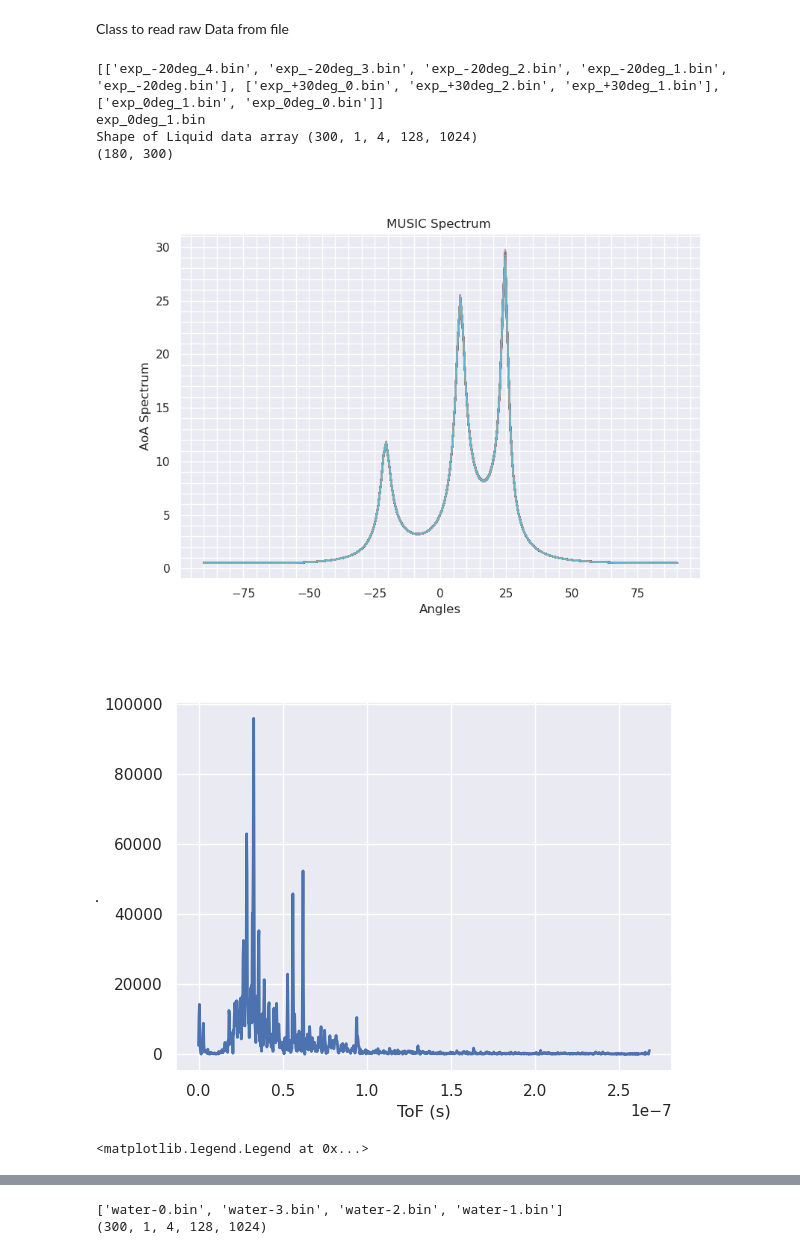
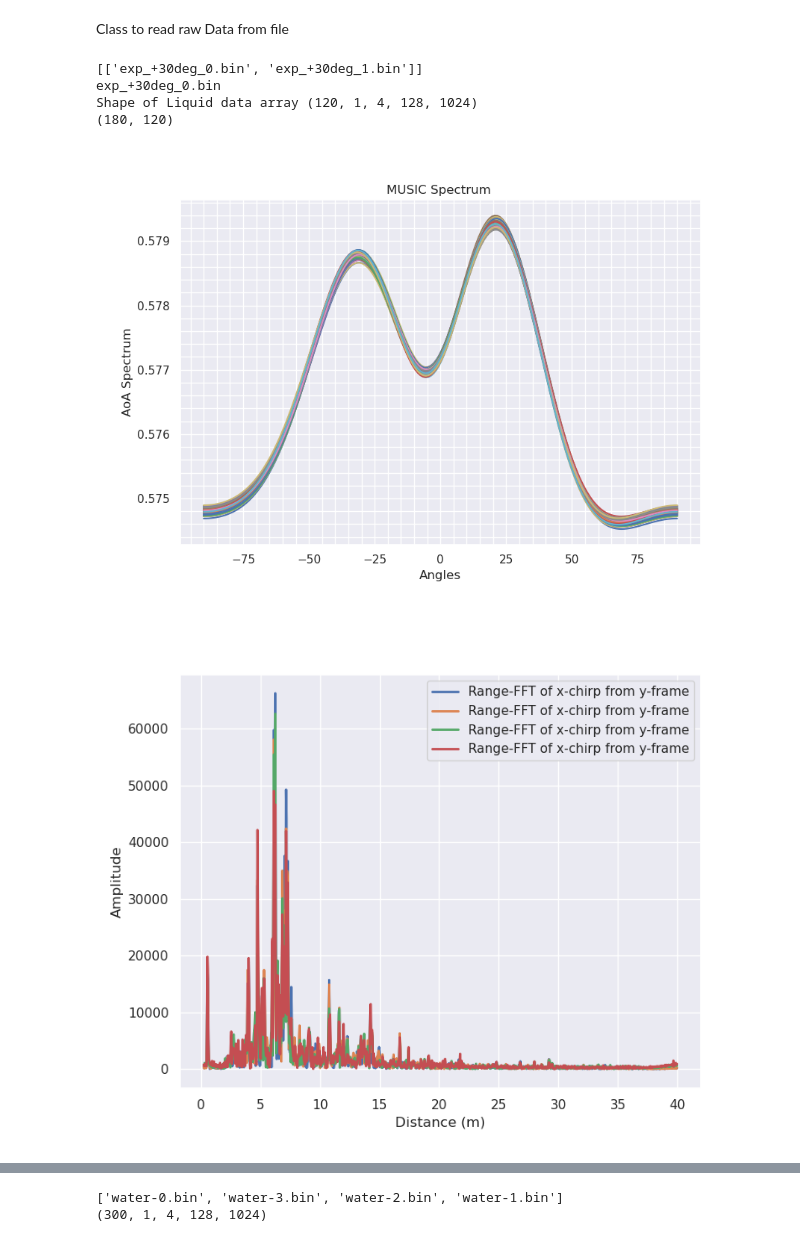
Before and after one commit to Muaz231/FluID-Python, a Jupyter notebook: FluidID_clean.ipynb, the cells around one changed output, grey strips where cells are left out. Saved outputs shown, nothing was run; the diff lists cells and outputs as text; code cells hidden in the pictures.

Commit message:
Tested with new data for MUSIC AoA Estimation

```diff
--- a/FluidID_clean.ipynb
+++ b/FluidID_clean.ipynb
@@ -327,14 +327,14 @@ def CombineChirp(framedata):
 # TO-DO : AoA for previous captured data (e.g. for water-data)
 
 # 1) Code chunk for importing file names and sorting them based on different liquids
-filepath = "/home/muaz/Documents/Muaz_Git_Repo/LabExp_19Apr_AoA/"
+filepath = "/home/muaz/Documents/Muaz_Git_Repo/LabExp_20Apr_AoA/"
 fpath = os.listdir(filepath)
 
 framecfg = FrameConfig()
 
 # extension = ".bin"
 # liquids = ["no-liquid","water","vinegar","oil","baking-soda","saline"]
-liquids = ["exp_-20deg","exp_+30deg","exp_0deg"]
+liquids = ["exp_+30deg"]
 # liquids = [s + extension for s in liquids]
 
 liq_files = []
@@ -350,7 +350,7 @@ for liq in liquids:
 print(liq_files)
 
 # 2) Import specific data filepaths (e.g. water-1.bin data)
-data = liq_files[liquids.index("exp_0deg")][0]
+data = liq_files[liquids.index("exp_+30deg")][0]
 print(data)
 # bk_data = liq_files[liquids.index("no-liquid")][0]
 
@@ -372,7 +372,7 @@ for frm in range(data.shape[0]):
     frame_data = np.squeeze(data[frm,:,:,:,:])
 
     # 6) Calculate AoA for each frame now
-    Nsources = 3 # Number of targets
+    Nsources = 1 # Number of targets
     P_spectrum = MUSIC(frame_data,Nsources,cfg.NUM_RX,3e8/(cfg.START_FREQ*1e9))
 
     # 7) Save the spectrum in the array
@@ -381,14 +381,14 @@ for frm in range(data.shape[0]):
 print(aoa_spectrum.shape)
 # 8) Plot Aoa Spectrum for all the frames
 Angles = np.linspace(-90,90,180)
-fig_aoa = plt.figure("AoA Spectrum", figsize=(9,6))
-fig_aoa.clear()
+
+plt.figure("AoA-Spectrum", figsize=(9,6), clear=True)
 # ax = fig_aoa.add_subplot(1,1,1)
 plt.plot(Angles, aoa_spectrum)
 plt.xlabel("Angles")
 plt.ylabel("AoA Spectrum")
 plt.title("MUSIC Spectrum ")
-mplcursors.cursor(multiple=True)
+mplcursors.cursor(plt.gca(), multiple=True)
 plt.minorticks_on()
 plt.grid(True, which="both")
 plt.show()
@@ -401,11 +401,11 @@ plt.show()
 # data_cmp = CombineChirp(data_cmp)
 # print(data_cmp.shape)
 # %% [output]
-[['exp_-20deg_4.bin', 'exp_-20deg_3.bin', 'exp_-20deg_2.bin', 'exp_-20deg_1.bin', 'exp_-20deg.bin'], ['exp_+30deg_0.bin', 'exp_+30deg_2.bin', 'exp_+30deg_1.bin'], ['exp_0deg_1.bin', 'exp_0deg_0.bin']]
-exp_0deg_1.bin
-Shape of Liquid data array (300, 1, 4, 128, 1024)
-(180, 300)
+[['exp_+30deg_0.bin', 'exp_+30deg_1.bin']]
+exp_+30deg_0.bin
+Shape of Liquid data array (120, 1, 4, 128, 1024)
+(180, 120)
-[figure, old version]
+[figure, new version]
 # %%
 # plt.figure("Range-FFT",figsize=(9,6))
 for frm in range(data.shape[0]):
@@ -414,22 +414,29 @@ for frm in range(data.shape[0]):
     f_axis = np.linspace(0,cfg.SAMPLE_RATE*1e3,cfg.ADC_SAMPLES)
     # plt.plot(np.abs(range_fft[:,0,:]))
 # plt.show()
+# %%
+frame_data = data[0,:,:,105,:].squeeze()
+range_fft = rangeFFT(frame_data,FrameConfig())
+f_axis = np.linspace(0,cfg.SAMPLE_RATE*1e3,cfg.ADC_SAMPLES)
 # %%
 freq2time = cfg.FREQ_SLOPE * 1e12
+freq2range_factor = 3e8/(2*cfg.FREQ_SLOPE*1e12)
 
-fig, axs = plt.subplots(1,1)
+range_axis = f_axis * freq2range_factor
+ToF_axis = f_axis/freq2time
+
+plt.figure("Range-FFT", figsize=(9,6),clear=True)
 # plt.sca(axs[0])
-plt.plot(f_axis/freq2time, np.abs(range_fft[0,100,:]),LineWidth=2,Label='FFT of Chirp 100 - Last Frame')
-plt.xlabel('ToF (s)')
+plt.plot(range_axis[(range_axis > 0.20) & (range_axis < 40)], np.abs(range_fft.T)[(range_axis > 0.20) & (range_axis < 40),:],linewidth=2,label='Range-FFT of x-chirp from y-frame')
+plt.xlabel('Distance (m)')
 plt.ylabel('Amplitude')
-mplcursors.cursor(multiple=True)
+mplcursors.cursor(plt.gca(), multiple=True)
+plt.gca().legend()
+# plt.minorticks_on()
+# plt.grid(True, which = "both")
 plt.show()
-plt.minorticks_on()
-plt.grid(True, which = "both")
-plt.legend()
 # %% [output]
-[figure, old version]
+[figure, new version]
-<matplotlib.legend.Legend at 0x...>
 # %%
 if __name__=="__main__":
     filepath = "/home/muaz/Documents/Muaz_Git_Repo/LabExp_6April_1024samplesperchirp/"
```
Also changed, not shown: parts of 1 cell of this notebook.
